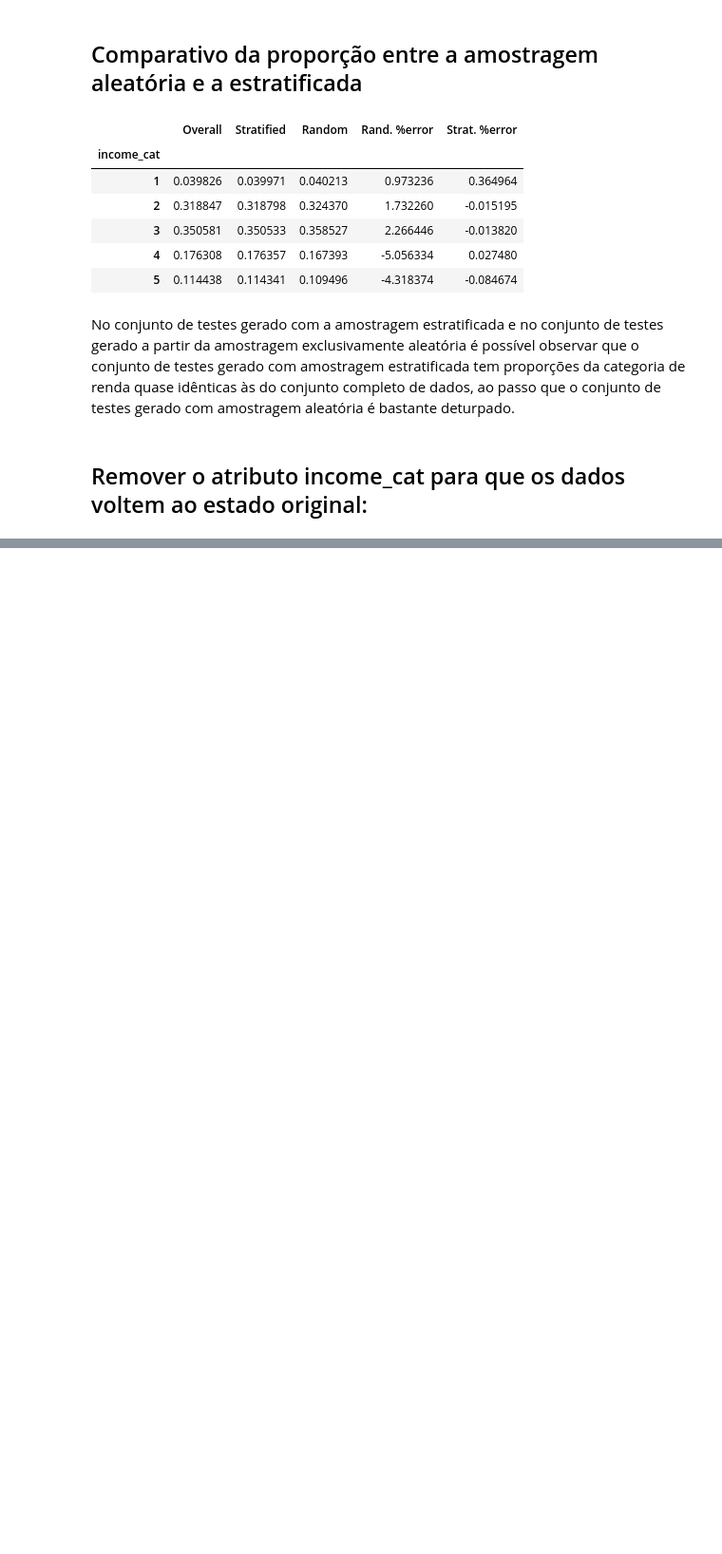
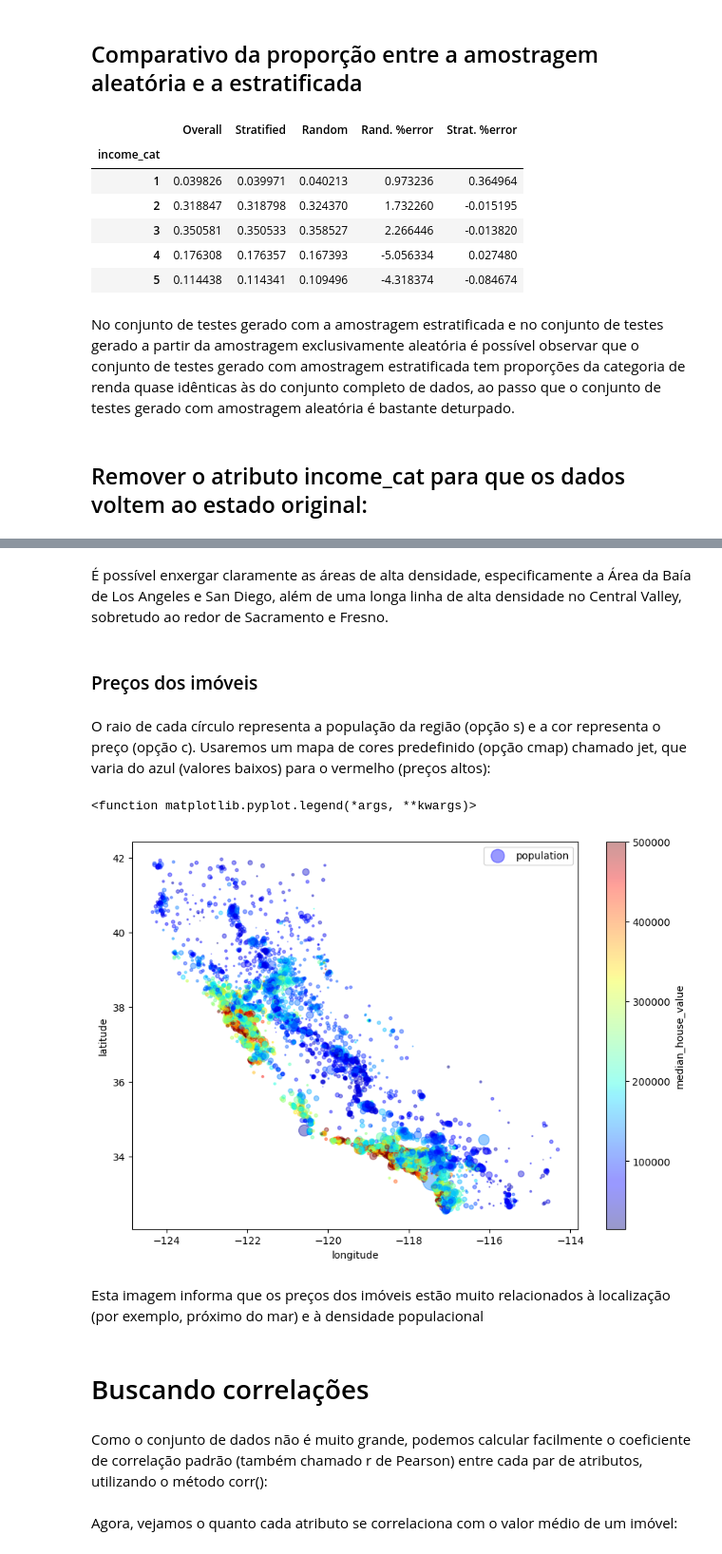
Before and after one commit to maiconcentner/machine_learning, a Jupyter notebook: am_precos_imobiliarios/projeto1.ipynb, the cells around one changed output, grey strips where cells are left out. Shown at 95% size. Saved outputs shown, nothing was run; the diff lists cells and outputs as text; code cells hidden in the pictures; blank space fills up the shorter version.

```diff
--- a/am_precos_imobiliarios/projeto1.ipynb
+++ b/am_precos_imobiliarios/projeto1.ipynb
@@ -291,0 +328,21 @@ strat_test_set.head()
+# %% [markdown]
+É possível enxergar claramente as áreas de alta densidade, especificamente a Área da Baía de Los Angeles e San Diego, além de uma longa linha de alta densidade no Central Valley, sobretudo ao redor de Sacramento e Fresno.
+# %% [markdown]
+### Preços dos imóveis
+# %% [markdown]
+O raio de cada círculo representa a população da região (opção s) e a cor representa o preço (opção c). Usaremos um mapa de cores predefinido (opção cmap) chamado jet, que varia do azul (valores baixos) para o vermelho (preços altos):
+# %%
+housing.plot(kind="scatter", x="longitude", y="latitude", alpha=0.4,
+            s=housing["population"]/100, label="population", figsize=(10,7),
+            c="median_house_value", cmap=plt.get_cmap("jet"), colorbar=True,
+            )
+plt.legend
+# %% [output]
+<function matplotlib.pyplot.legend(*args, **kwargs)>
+[figure, added]
+# %% [markdown]
+Esta imagem informa que os preços dos imóveis estão muito relacionados à localização (por exemplo, próximo do mar) e à densidade populacional
+# %% [markdown]
+# Buscando correlações
+# %% [markdown]
+Como o conjunto de dados não é muito grande, podemos calcular facilmente o coeficiente de correlação padrão (também chamado r de Pearson) entre cada par de atributos, utilizando o método corr():
@@ -291,0 +355,2 @@ strat_test_set.head()
+# %% [markdown]
+Agora, vejamos o quanto cada atributo se correlaciona com o valor médio de um imóvel:
```
Also changed, not shown: parts of 30 cells of this notebook.
